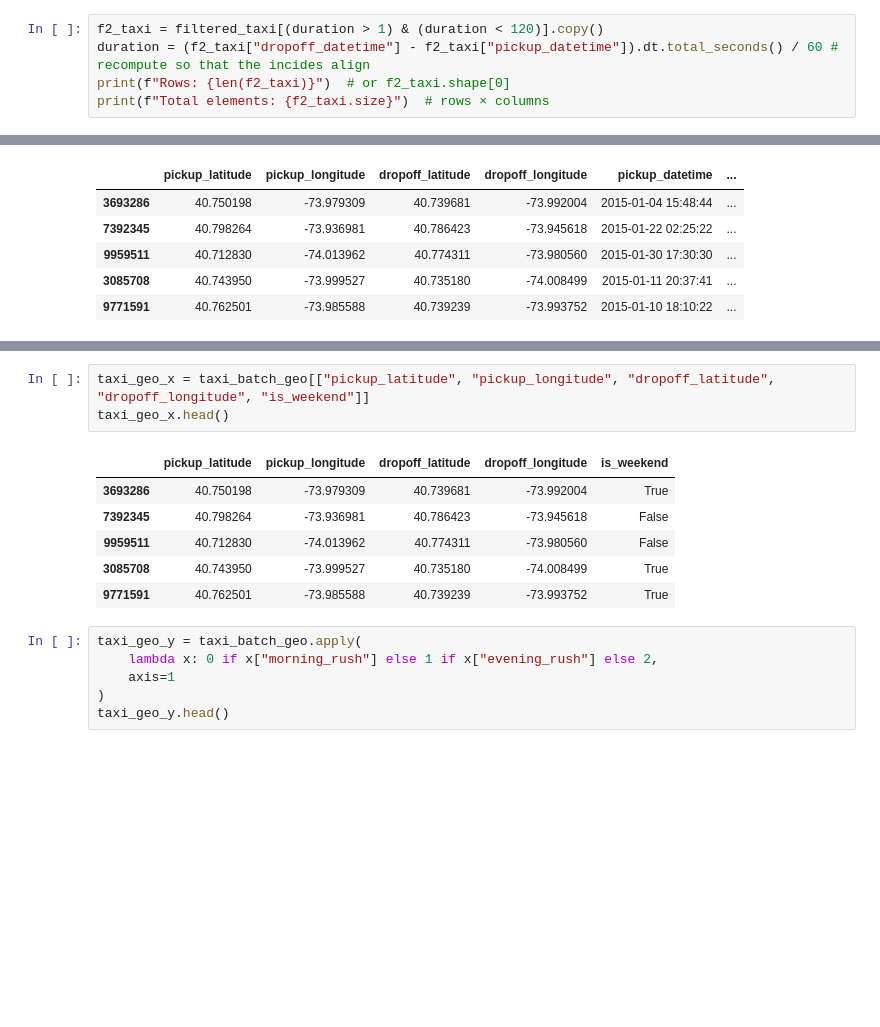
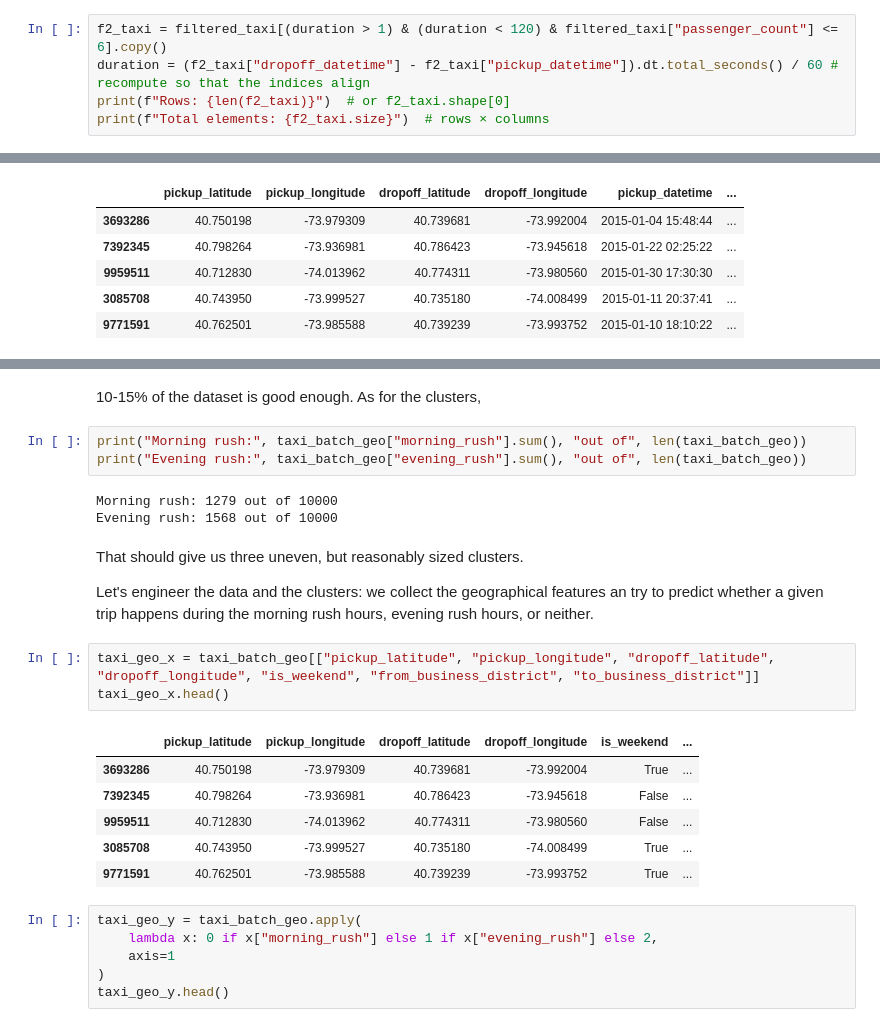
Before and after one commit to quantumFeline/dzd-hw, a Jupyter notebook: Big_Data_Exploration_01_02.ipynb, the cells around one changed output, grey strips where cells are left out. Cells and saved outputs as stored; diff of their text form; blank space fills up the shorter version.

```diff
--- a/Big_Data_Exploration_01_02.ipynb
+++ b/Big_Data_Exploration_01_02.ipynb
@@ -137,8 +143,8 @@ print(len(filtered_taxi[duration < 1]),len(filtered_taxi[duration > 120]))
 # %% [output]
 33027 10316
 # %%
-f2_taxi = filtered_taxi[(duration > 1) & (duration < 120)].copy()
-duration = (f2_taxi["dropoff_datetime"] - f2_taxi["pickup_datetime"]).dt.total_seconds() / 60 # recompute so that the incides align
+f2_taxi = filtered_taxi[(duration > 1) & (duration < 120) & filtered_taxi["passenger_count"] <= 6].copy()
+duration = (f2_taxi["dropoff_datetime"] - f2_taxi["pickup_datetime"]).dt.total_seconds() / 60 # recompute so that the indices align
 print(f"Rows: {len(f2_taxi)}")  # or f2_taxi.shape[0]
 print(f"Total elements: {f2_taxi.size}")  # rows × columns
 # %% [output]
@@ -348,13 +329,25 @@ Use the same techniques for handling large datasets as in the previous lab:
+# %% [markdown]
+10-15% of the dataset is good enough. As for the clusters,
+# %%
+print("Morning rush:", taxi_batch_geo["morning_rush"].sum(), "out of", len(taxi_batch_geo))
+print("Evening rush:", taxi_batch_geo["evening_rush"].sum(), "out of", len(taxi_batch_geo))
+# %% [output]
+Morning rush: 1279 out of 10000
+Evening rush: 1568 out of 10000
+# %% [markdown]
+That should give us three uneven, but reasonably sized clusters.
+
+Let's engineer the data and the clusters: we collect the geographical features an try to predict whether a given trip happens during the morning rush hours, evening rush hours, or neither.
 # %%
-taxi_geo_x = taxi_batch_geo[["pickup_latitude", "pickup_longitude", "dropoff_latitude", "dropoff_longitude", "is_weekend"]]
+taxi_geo_x = taxi_batch_geo[["pickup_latitude", "pickup_longitude", "dropoff_latitude", "dropoff_longitude", "is_weekend", "from_business_district", "to_business_district"]]
 taxi_geo_x.head()
 # %% [output]
-|  | pickup_latitude | pickup_longitude | dropoff_latitude | dropoff_longitude | is_weekend |
-| 3693286 | 40.750198 | -73.979309 | 40.739681 | -73.992004 | True |
-| 7392345 | 40.798264 | -73.936981 | 40.786423 | -73.945618 | False |
-| 9959511 | 40.712830 | -74.013962 | 40.774311 | -73.980560 | False |
-| 3085708 | 40.743950 | -73.999527 | 40.735180 | -74.008499 | True |
-| 9771591 | 40.762501 | -73.985588 | 40.739239 | -73.993752 | True |
+|  | pickup_latitude | pickup_longitude | dropoff_latitude | dropoff_longitude | is_weekend | ... |
+| 3693286 | 40.750198 | -73.979309 | 40.739681 | -73.992004 | True | ... |
+| 7392345 | 40.798264 | -73.936981 | 40.786423 | -73.945618 | False | ... |
+| 9959511 | 40.712830 | -74.013962 | 40.774311 | -73.980560 | False | ... |
+| 3085708 | 40.743950 | -73.999527 | 40.735180 | -74.008499 | True | ... |
+| 9771591 | 40.762501 | -73.985588 | 40.739239 | -73.993752 | True | ... |
 # %%
 taxi_geo_y = taxi_batch_geo.apply(
     lambda x: 0 if x["morning_rush"] else 1 if x["evening_rush"] else 2,
```
Also changed, not shown: parts of 51 cells of this notebook, 1 other file.
